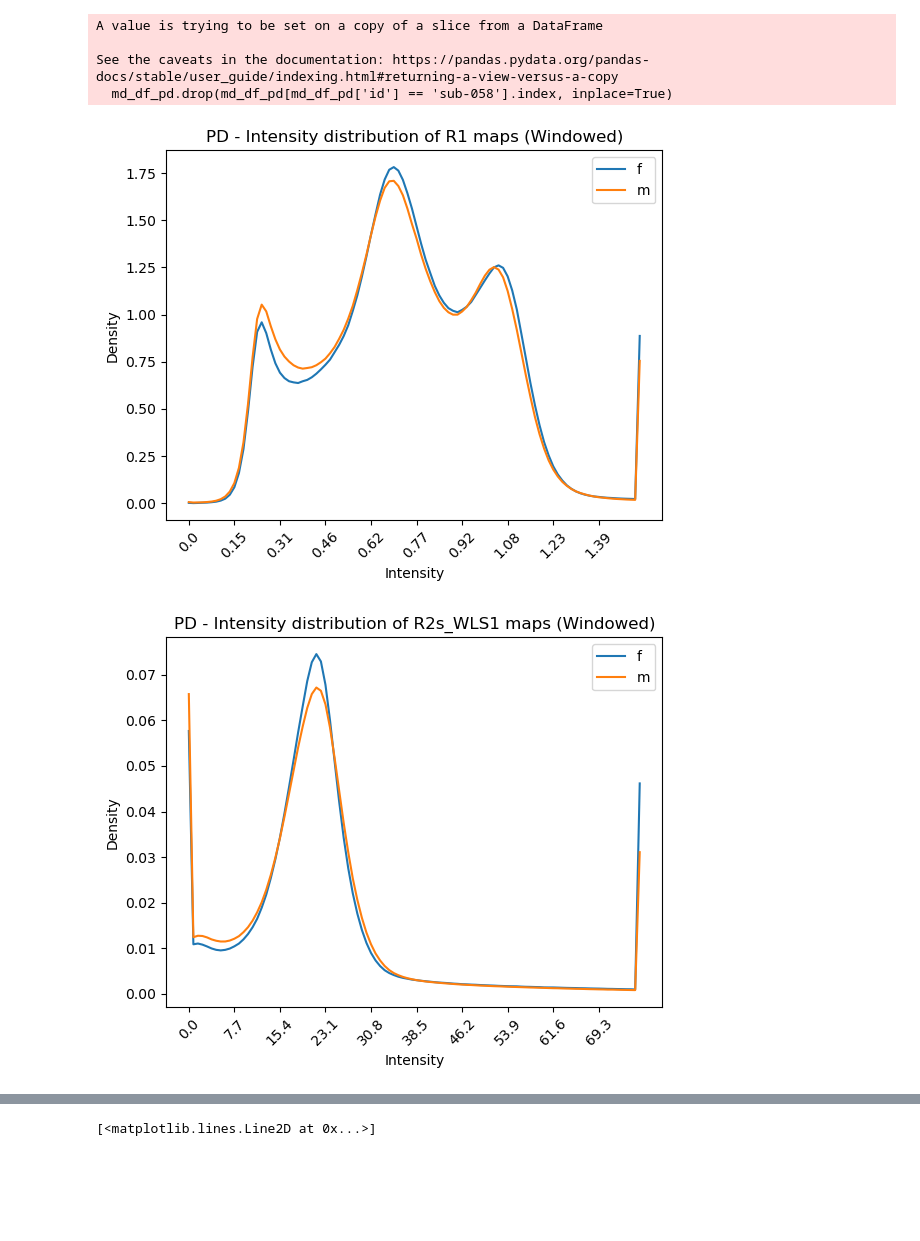
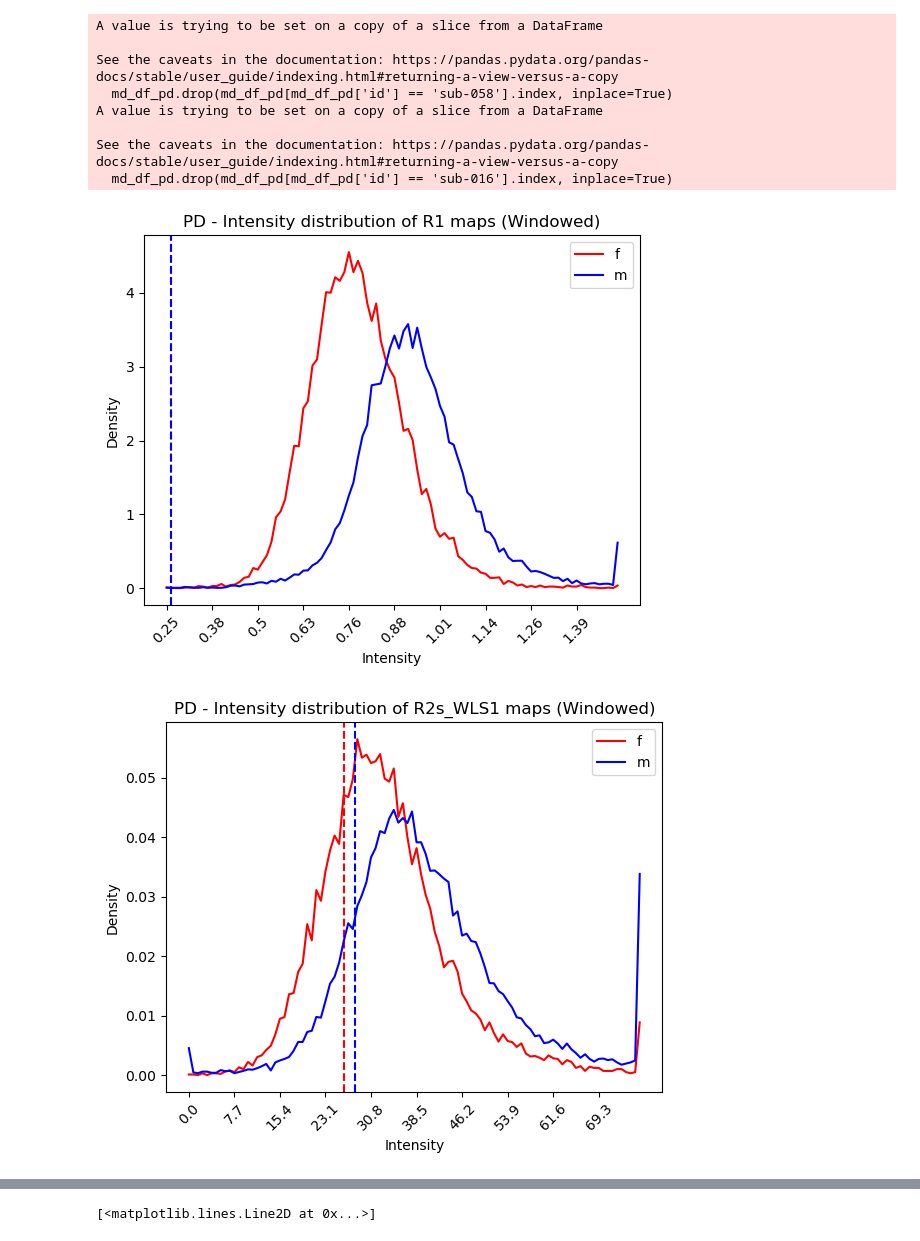
Before and after one commit to alexCortinaU/parkinson_classification, a Jupyter notebook: stats.ipynb, the cells around one changed output, grey strips where cells are left out. Saved outputs shown, nothing was run; the diff lists cells and outputs as text; code cells hidden in the pictures; blank space fills up the shorter version.

Commit message:
stats for snc

```diff
--- a/stats.ipynb
+++ b/stats.ipynb
@@ -19,6 +50,6 @@ this_path = Path().resolve()
 # %%
 # obtain intensity distribution of all images per group
-def get_intensity_distribution(md_df, root_dir: Path, map_types: List, bin=None, windowed: bool = False):
+def get_intensity_distribution(md_df, root_dir: Path, map_types: List, bin=None, windowed: bool = False, group='PD', labels: List = [3, 4]):
 
     md_df.reset_index(inplace=True, drop=True)
     subjects_list = []
@@ -35,7 +66,13 @@ def get_intensity_distribution(md_df, root_dir: Path, map_types: List, bin=None,
 
         hmri_files = [x for x in hmri_files if any(sub in x.stem for sub in map_types)]
 
-        masks_paths.append(subj_dir / f'Masks/{subid}_brain_mask_mtsat_w.nii')
+        # if md_df['group'][i] == '1':
+        #     masks_paths.append(subj_dir / f'Masks/inv_reoriented_{subid}_mT1w_PD_pd25_PD25-subcortical-1mm_uint8.nii')
+        # else:
+        #     masks_paths.append(subj_dir / f'Masks/inv_reoriented_{subid}_mT1w_HC_pd25_PD25-subcortical-1mm_uint8.nii')
+
+        masks_paths.append(subj_dir / f'Masks/inv_reoriented_{subid}_mT1w_{group}_pd25_PD25-subcortical-1mm_uint8.nii')
+
         subjects_list.append(hmri_files)
         sub_ids.append(subid)
 
@@ -43,8 +80,9 @@ def get_intensity_distribution(md_df, root_dir: Path, map_types: List, bin=None,
     stats = []
     for i in range(len(masks_paths)):
         img_stats = {}
-        mask = sitk.GetArrayFromImage(sitk.ReadImage(str(masks_paths[i]))).astype(bool)
-        mask = mask.astype(bool)
+        mask_sub = sitk.GetArrayFromImage(sitk.ReadImage(str(masks_paths[i]))) #.astype(bool)
+        # select labels to mask
+        mask = np.isin(mask_sub, labels).astype(bool)
         img = sitk.GetArrayFromImage(sitk.ReadImage(str(subjects_list[i][0])))
         img_masked = img[mask]
         img_stats['mean'] = np.mean(img_masked)
@@ -73,6 +111,7 @@ md_df_hc_m = md_df_hc[md_df_hc['sex'] == 0]
 
 md_df_pd = md_df[md_df['group'] == 1]
 md_df_pd.drop(md_df_pd[md_df_pd['id'] == 'sub-058'].index, inplace=True)
+md_df_pd.drop(md_df_pd[md_df_pd['id'] == 'sub-016'].index, inplace=True)
 md_df_pd_f = md_df_pd[md_df_pd['sex'] == 1]
 md_df_pd_m = md_df_pd[md_df_pd['sex'] == 0]
 # %% [output]
@@ -80,26 +119,36 @@ A value is trying to be set on a copy of a slice from a DataFrame
 
 See the caveats in the documentation: https://pandas.pydata.org/pandas-docs/stable/user_guide/indexing.html#returning-a-view-versus-a-copy
   md_df_pd.drop(md_df_pd[md_df_pd['id'] == 'sub-058'].index, inplace=True)
+A value is trying to be set on a copy of a slice from a DataFrame
+
+See the caveats in the documentation: https://pandas.pydata.org/pandas-docs/stable/user_guide/indexing.html#returning-a-view-versus-a-copy
+  md_df_pd.drop(md_df_pd[md_df_pd['id'] == 'sub-016'].index, inplace=True)
 # %%
 # map_type = 'R1'
 
 group = 'PD'
 for map_type in ['R1', 'R2s_WLS1', 'MTsat', 'PD_R2scorr']:
 
-    intens_hc_f, _ = get_intensity_distribution(md_df_pd_f, root_dir, [map_type], windowed=True)
-    intens_hc_m, _ = get_intensity_distribution(md_df_pd_m, root_dir, [map_type], windowed=True)
+    intens_hc_f, stats_f = get_intensity_distribution(md_df_pd_f, root_dir, [map_type], windowed=True, group=group)
+    intens_hc_m, stats_m = get_intensity_distribution(md_df_pd_m, root_dir, [map_type], windowed=True, group=group)
 
+    mean_f = np.mean(intens_hc_f)
+    mean_m = np.mean(intens_hc_m)
     hist_hc, edges = np.histogram(intens_hc_f, bins=100, range=(np.min(intens_hc_f), np.max(intens_hc_f)), density=True)
-    plt.plot(hist_hc, label='f')
+    plt.plot(hist_hc, label='f', color='r')
+    # plot vertical line with mean
+    plt.axvline(mean_f, color='r', linestyle='--')
     hist_pd, edges = np.histogram(intens_hc_m, bins=100, range=(np.min(intens_hc_m), np.max(intens_hc_m)), density=True)
-    plt.plot(hist_pd, label='m')
+    plt.plot(hist_pd, label='m', color='b')
+    # plot vertical line with mean
+    plt.axvline(mean_m, color='b', linestyle='--')
     plt.legend()
     plt.xlabel('Intensity')
     plt.ylabel('Density')
     plt.title(f'{group} - Intensity distribution of {map_type} maps (Windowed)')
     # correct ticks with edges
     plt.xticks(np.arange(0, 100, 10), edges[::11].round(2), rotation=45)
     plt.show()
 # %% [output]
-[figure, old version]
+[figure, new version]
-[figure, old version]
+[figure, new version]
```
Also changed, not shown: parts of 6 cells of this notebook.
